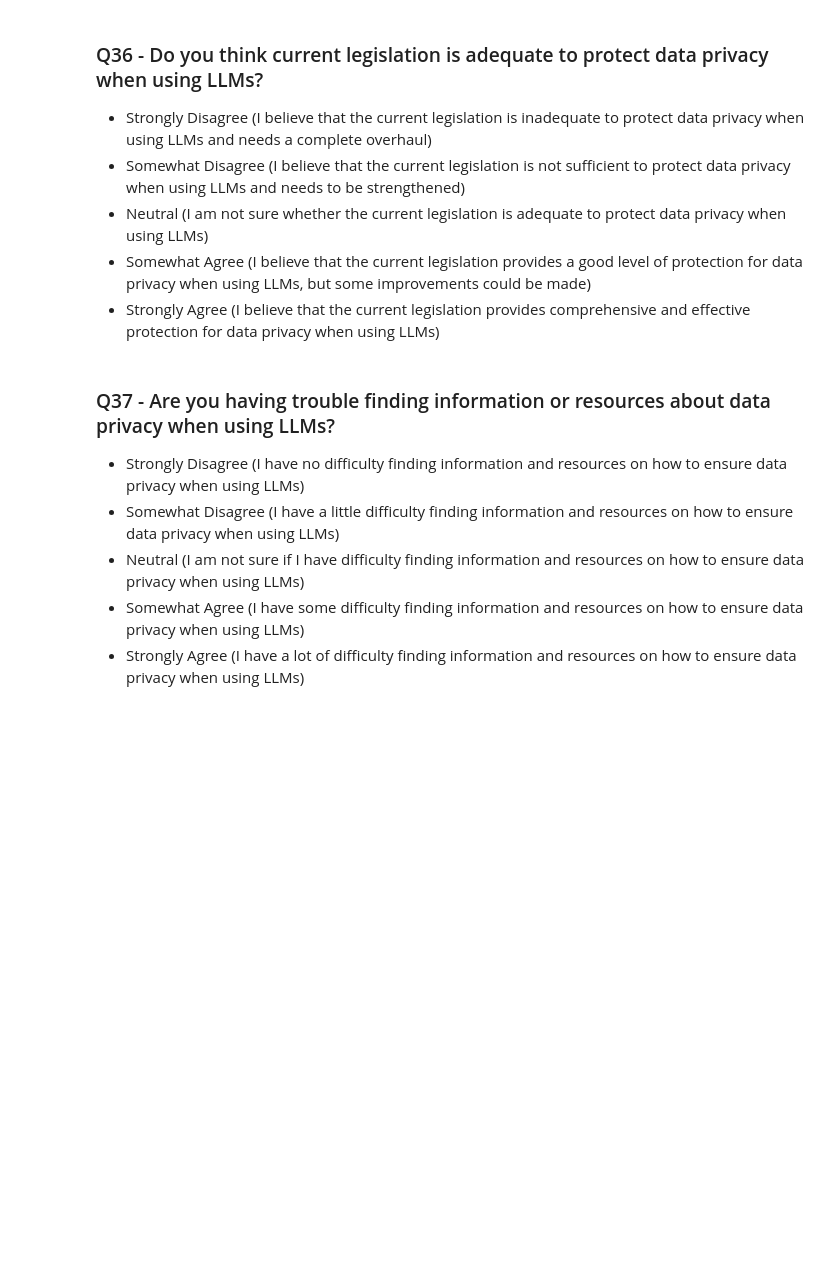
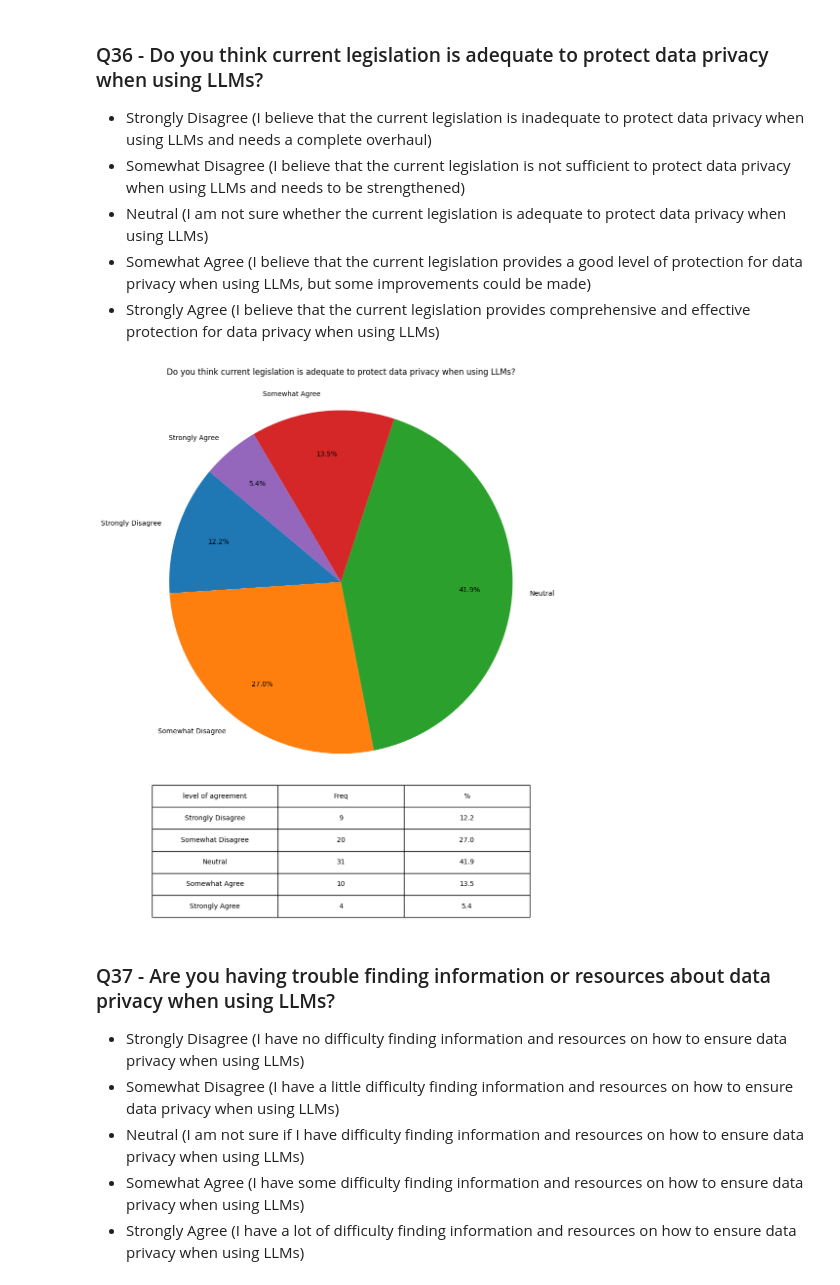
Before and after one commit to fabianumfalco/perception_br_devs_data_privacy_llm, a Jupyter notebook: data_analysis_survey.ipynb, the cells around one changed output. Drawn from its saved outputs; the diff is of its cells as text; code cells hidden in the pictures; blank space fills up the shorter version.

```diff
--- a/data_analysis_survey.ipynb
+++ b/data_analysis_survey.ipynb
@@ -2649,3 +2763,28 @@ table_data
+# %%
+# Creating the pie chart and centered table below
+fig, ax = plt.subplots(figsize=(10, 6))
+
+# Pie chart
+sizes = q36_sts['qtde']
+labels = q36_sts['question_anwser']
+ax.pie(sizes, labels=labels, autopct='%1.1f%%', startangle=140, pctdistance=0.75)
+ax.set_title('Do you think current legislation is adequate to protect data privacy when using LLMs?')
+
+# Adjusting the position and size of the table
+table_data = q36_sts[['question_anwser', 'qtde', 'pct']]
+table_data.rename(columns={"question_anwser": "level of agreement", "qtde": "Freq", "pct": "%"}, inplace=True)
+table = ax.table(cellText=table_data.values, colLabels=table_data.columns, loc='bottom', cellLoc='center')
+table.auto_set_font_size(False)
+table.set_fontsize(10)
+table.scale(1, 1.5)  # Scaling the table size
+ax.axis('equal')  # Maintains the aspect ratio of the pie chart
+
+# Adjusting the spacing between the pie chart and the table
+fig.subplots_adjust(top=1.5)
+
+plt.show()
+# %% [output]
+[figure, added]
 # %% [markdown]
 ### Q37 - Are you having trouble finding information or resources about data privacy when using LLMs?
 - Strongly Disagree (I have no difficulty finding information and resources on how to ensure data privacy when using LLMs)
```
Also changed, not shown: parts of 15 cells of this notebook.
